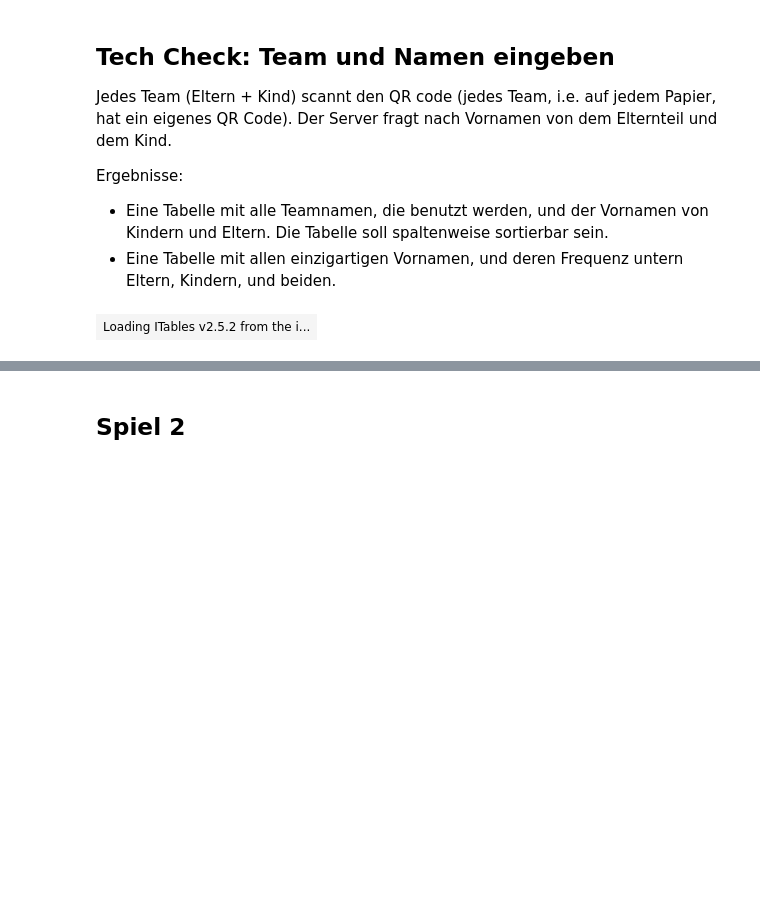
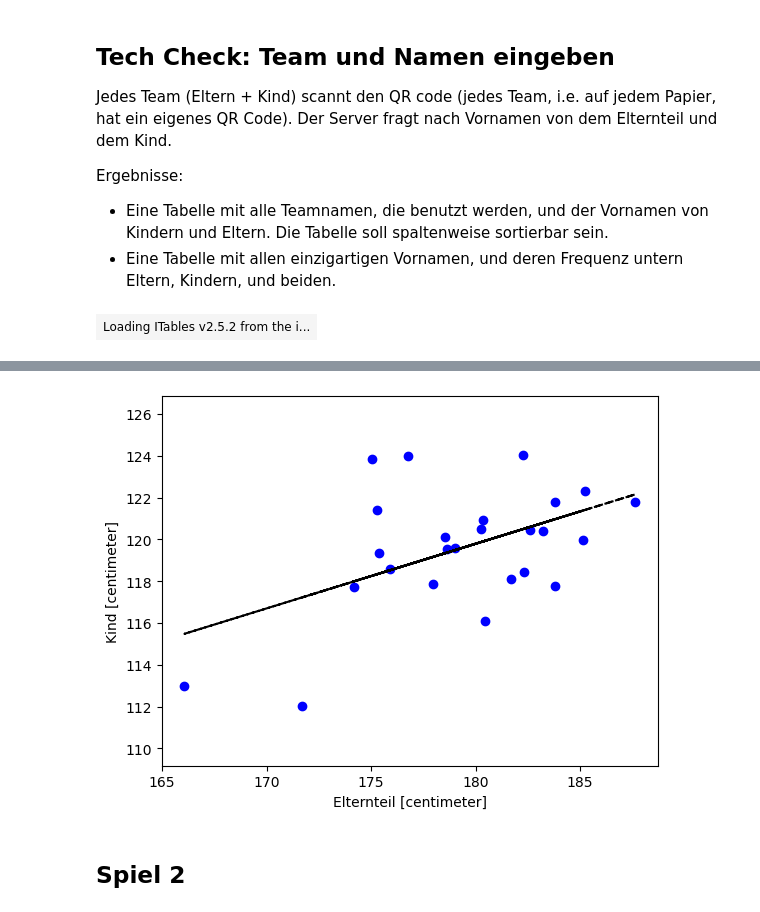
Before and after one commit to bedapub/2025-10-Zukunftstag-simulation, a Jupyter notebook: 2025-10-Zukunftstag-simulation.ipynb, the cells around one changed output, grey strips where cells are left out. Cells and saved outputs as stored; diff of their text form; code cells hidden in the pictures; blank space fills up the shorter version.

```diff
--- a/2025-10-Zukunftstag-simulation.ipynb
+++ b/2025-10-Zukunftstag-simulation.ipynb
@@ -66,2 +104,13 @@ show(team_df, paging=False)
+# %%
+coef = np.polyfit(eltern_groesse, kind_groesse,1)
+poly1d_fn = np.poly1d(coef)
+
+plt.plot(eltern_groesse, kind_groesse, 'bo', eltern_groesse, poly1d_fn(eltern_groesse), '--k')
+plt.xlabel("Elternteil [centimeter]")
+plt.ylabel("Kind [centimeter]")
+plt.axis('equal')
+plt.show()
+# %% [output]
+[figure, added]
 # %% [markdown]
 ## Spiel 2
```
Also changed, not shown: parts of 7 cells of this notebook.
